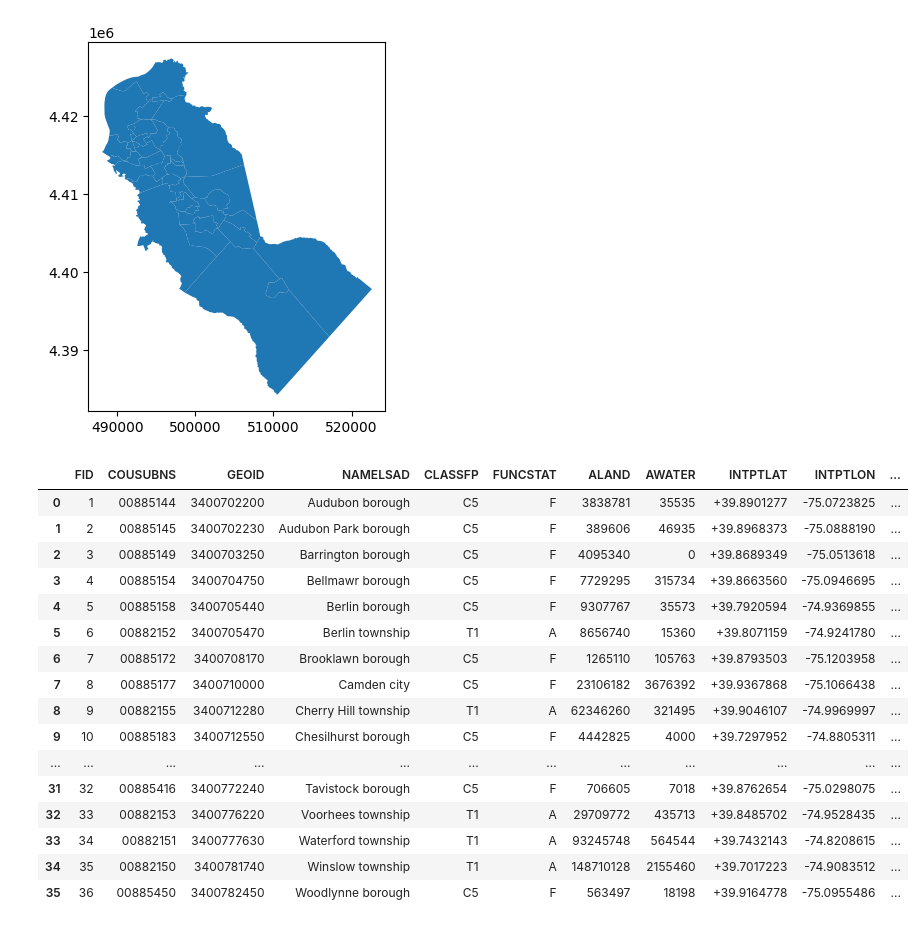
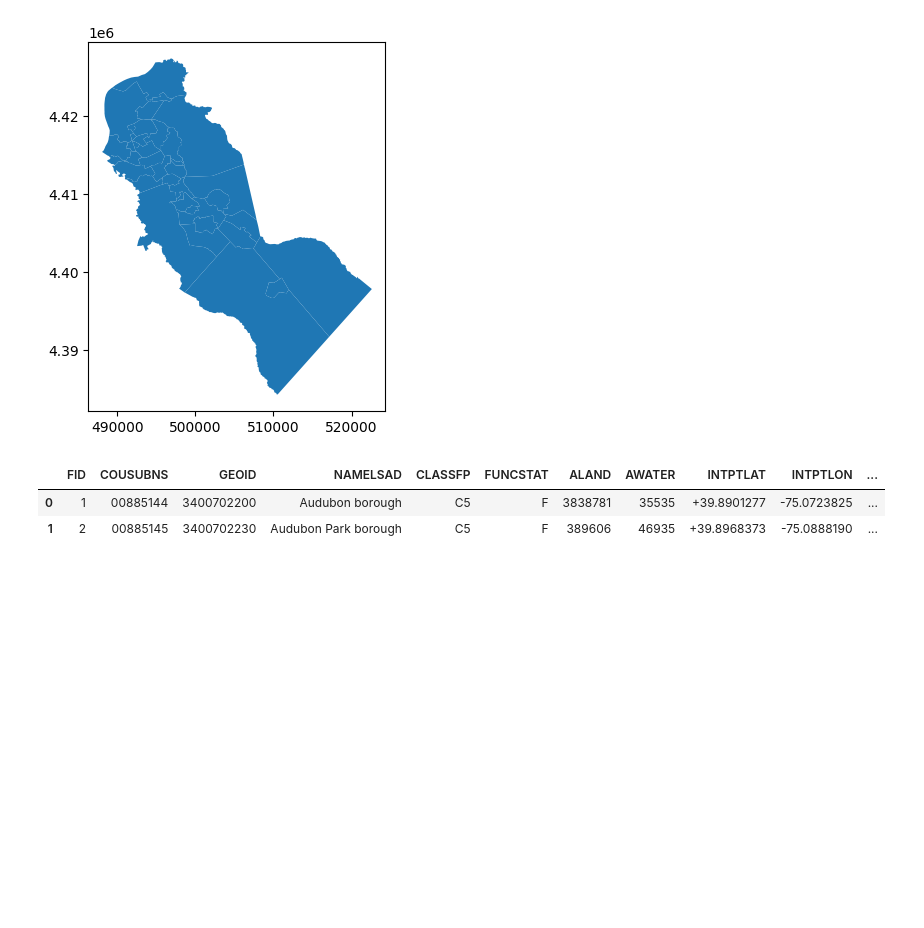
Before and after one commit to MhiyaJ/My-GIS-Stuff, a Jupyter notebook: ***Municipality Merge (ps01).ipynb, the cells around one changed output. Cells and saved outputs as stored; diff of their text form; code cells hidden in the pictures; blank space fills up the shorter version.

```diff
--- a/***Municipality Merge (ps01).ipynb
+++ b/***Municipality Merge (ps01).ipynb
@@ -61,22 +61,8 @@ njMun.plot()
 <Axes: >
 [figure]
 # %%
-njMun
+njMun.head(2)
 # %% [output]
 |  | FID | COUSUBNS | GEOID | NAMELSAD | CLASSFP | FUNCSTAT | ALAND | AWATER | INTPTLAT | INTPTLON | ... |
 | 0 | 1 | 00885144 | 3400702200 | Audubon borough | C5 | F | 3838781 | 35535 | +39.8901277 | -75.0723825 | ... |
 | 1 | 2 | 00885145 | 3400702230 | Audubon Park borough | C5 | F | 389606 | 46935 | +39.8968373 | -75.0888190 | ... |
-| 2 | 3 | 00885149 | 3400703250 | Barrington borough | C5 | F | 4095340 | 0 | +39.8689349 | -75.0513618 | ... |
-| 3 | 4 | 00885154 | 3400704750 | Bellmawr borough | C5 | F | 7729295 | 315734 | +39.8663560 | -75.0946695 | ... |
-| 4 | 5 | 00885158 | 3400705440 | Berlin borough | C5 | F | 9307767 | 35573 | +39.7920594 | -74.9369855 | ... |
-| 5 | 6 | 00882152 | 3400705470 | Berlin township | T1 | A | 8656740 | 15360 | +39.8071159 | -74.9241780 | ... |
-| 6 | 7 | 00885172 | 3400708170 | Brooklawn borough | C5 | F | 1265110 | 105763 | +39.8793503 | -75.1203958 | ... |
-| 7 | 8 | 00885177 | 3400710000 | Camden city | C5 | F | 23106182 | 3676392 | +39.9367868 | -75.1066438 | ... |
-| 8 | 9 | 00882155 | 3400712280 | Cherry Hill township | T1 | A | 62346260 | 321495 | +39.9046107 | -74.9969997 | ... |
-| 9 | 10 | 00885183 | 3400712550 | Chesilhurst borough | C5 | F | 4442825 | 4000 | +39.7297952 | -74.8805311 | ... |
-| ... | ... | ... | ... | ... | ... | ... | ... | ... | ... | ... | ... |
-| 31 | 32 | 00885416 | 3400772240 | Tavistock borough | C5 | F | 706605 | 7018 | +39.8762654 | -75.0298075 | ... |
-| 32 | 33 | 00882153 | 3400776220 | Voorhees township | T1 | A | 29709772 | 435713 | +39.8485702 | -74.9528435 | ... |
-| 33 | 34 | 00882151 | 3400777630 | Waterford township | T1 | A | 93245748 | 564544 | +39.7432143 | -74.8208615 | ... |
-| 34 | 35 | 00882150 | 3400781740 | Winslow township | T1 | A | 148710128 | 2155460 | +39.7017223 | -74.9083512 | ... |
-| 35 | 36 | 00885450 | 3400782450 | Woodlynne borough | C5 | F | 563497 | 18198 | +39.9164778 | -75.0955486 | ... |
```
Also changed, not shown: parts of 11 cells of this notebook.
